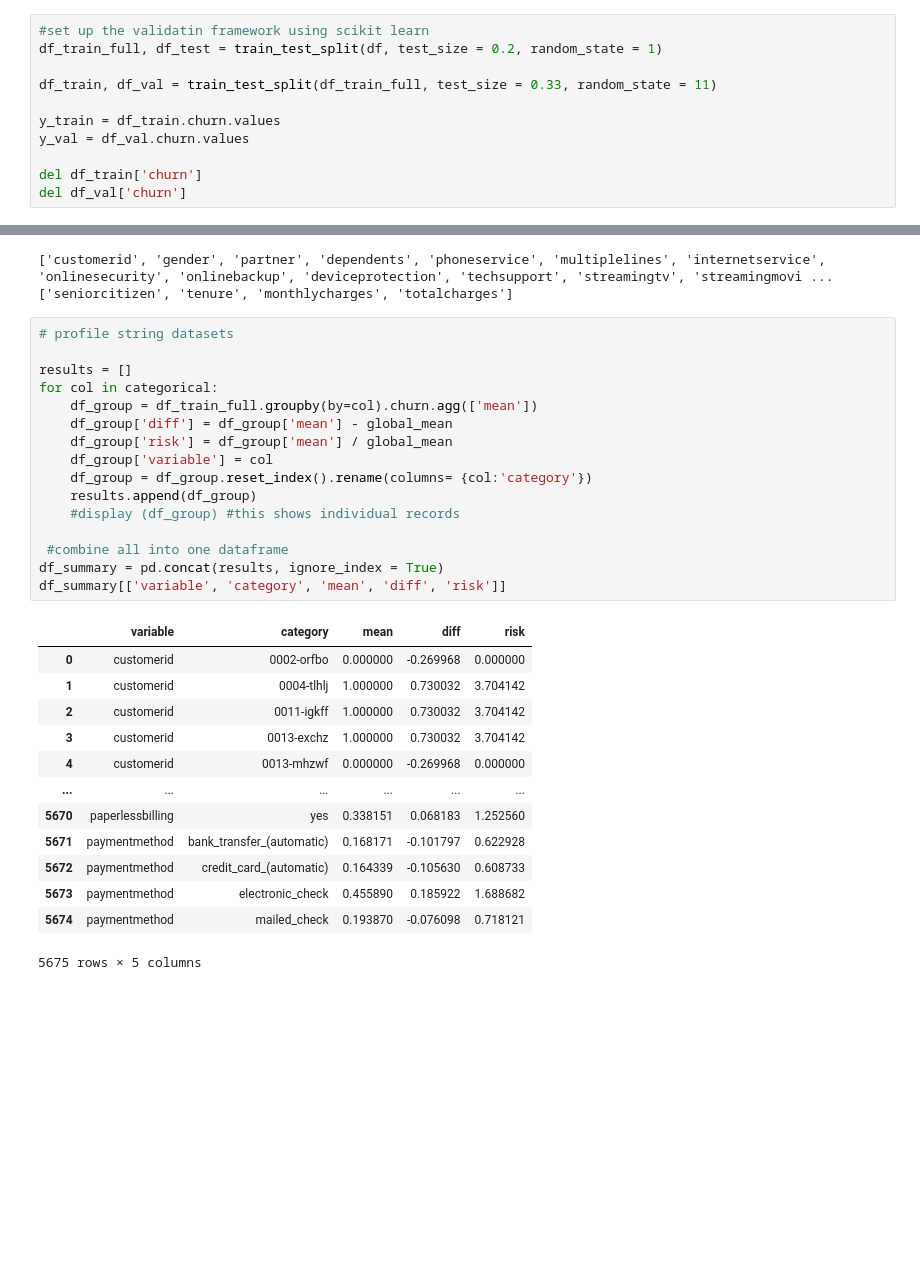
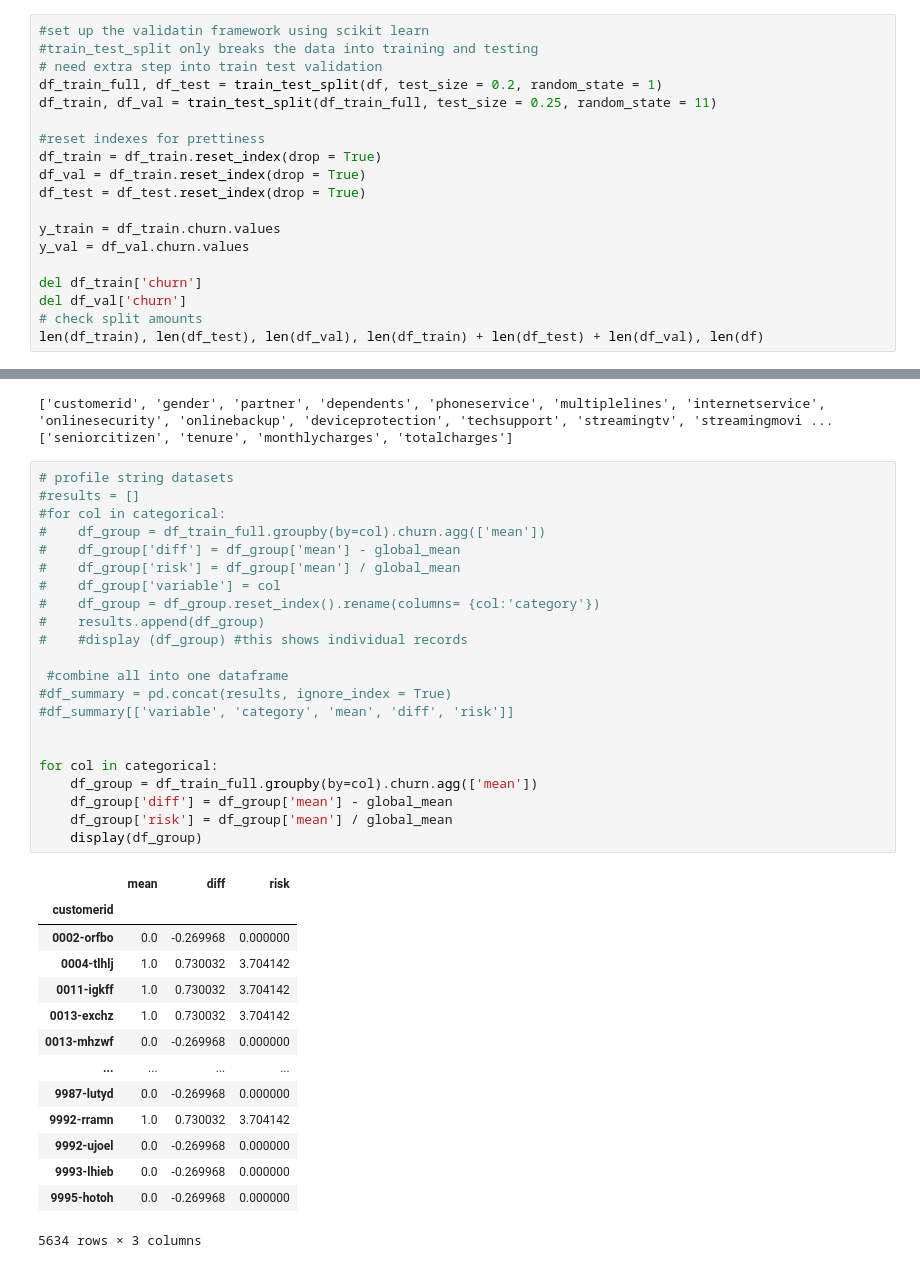
Before and after one commit to C-Monsta/machine_learning_zoomcamp, a Jupyter notebook: 03_churn_notes.ipynb, the cells around one changed output, grey strips where cells are left out. Drawn from its saved outputs; the diff is of its cells as text; blank space fills up the shorter version.

```diff
--- a/03_churn_notes.ipynb
+++ b/03_churn_notes.ipynb
@@ -69,12 +69,20 @@ totalcharges                        1840.75            151.65
 churn                                     0                 1
 # %%
 #set up the validatin framework using scikit learn
+#train_test_split only breaks the data into training and testing
+# need extra step into train test validation
 df_train_full, df_test = train_test_split(df, test_size = 0.2, random_state = 1)
+df_train, df_val = train_test_split(df_train_full, test_size = 0.25, random_state = 11)
 
-df_train, df_val = train_test_split(df_train_full, test_size = 0.33, random_state = 11)
+#reset indexes for prettiness
+df_train = df_train.reset_index(drop = True)
+df_val = df_train.reset_index(drop = True)
+df_test = df_test.reset_index(drop = True)
 
 y_train = df_train.churn.values
 y_val = df_val.churn.values
 
 del df_train['churn']
 del df_val['churn']
+# check split amounts
+len(df_train), len(df_test), len(df_val), len(df_train) + len(df_test) + len(df_val), len(df)
@@ -97,31 +107,38 @@ print (numerical)
 ['seniorcitizen', 'tenure', 'monthlycharges', 'totalcharges']
 # %%
 # profile string datasets
+#results = []
+#for col in categorical:
+#    df_group = df_train_full.groupby(by=col).churn.agg(['mean'])
+#    df_group['diff'] = df_group['mean'] - global_mean
+#    df_group['risk'] = df_group['mean'] / global_mean
+#    df_group['variable'] = col
+#    df_group = df_group.reset_index().rename(columns= {col:'category'})
+#    results.append(df_group)
+#    #display (df_group) #this shows individual records
 
-results = []
+ #combine all into one dataframe
+#df_summary = pd.concat(results, ignore_index = True)
+#df_summary[['variable', 'category', 'mean', 'diff', 'risk']]
+
+
 for col in categorical:
     df_group = df_train_full.groupby(by=col).churn.agg(['mean'])
     df_group['diff'] = df_group['mean'] - global_mean
     df_group['risk'] = df_group['mean'] / global_mean
-    df_group['variable'] = col
-    df_group = df_group.reset_index().rename(columns= {col:'category'})
-    results.append(df_group)
-    #display (df_group) #this shows individual records
-
- #combine all into one dataframe
-df_summary = pd.concat(results, ignore_index = True)
-df_summary[['variable', 'category', 'mean', 'diff', 'risk']]
+    display(df_group)
 # %% [output]
-|  | variable | category | mean | diff | risk |
-| 0 | customerid | 0002-orfbo | 0.000000 | -0.269968 | 0.000000 |
-| 1 | customerid | 0004-tlhlj | 1.000000 | 0.730032 | 3.704142 |
-| 2 | customerid | 0011-igkff | 1.000000 | 0.730032 | 3.704142 |
-| 3 | customerid | 0013-exchz | 1.000000 | 0.730032 | 3.704142 |
-| 4 | customerid | 0013-mhzwf | 0.000000 | -0.269968 | 0.000000 |
-| ... | ... | ... | ... | ... | ... |
-| 5670 | paperlessbilling | yes | 0.338151 | 0.068183 | 1.252560 |
-| 5671 | paymentmethod | bank_transfer_(automatic) | 0.168171 | -0.101797 | 0.622928 |
-| 5672 | paymentmethod | credit_card_(automatic) | 0.164339 | -0.105630 | 0.608733 |
-| 5673 | paymentmethod | electronic_check | 0.455890 | 0.185922 | 1.688682 |
-| 5674 | paymentmethod | mailed_check | 0.193870 | -0.076098 | 0.718121 |
+|  | mean | diff | risk |
+| customerid |  |  |  |
+| 0002-orfbo | 0.0 | -0.269968 | 0.000000 |
+| 0004-tlhlj | 1.0 | 0.730032 | 3.704142 |
+| 0011-igkff | 1.0 | 0.730032 | 3.704142 |
+| 0013-exchz | 1.0 | 0.730032 | 3.704142 |
+| 0013-mhzwf | 0.0 | -0.269968 | 0.000000 |
+| ... | ... | ... | ... |
+| 9987-lutyd | 0.0 | -0.269968 | 0.000000 |
+| 9992-rramn | 1.0 | 0.730032 | 3.704142 |
+| 9992-ujoel | 0.0 | -0.269968 | 0.000000 |
+| 9993-lhieb | 0.0 | -0.269968 | 0.000000 |
+| 9995-hotoh | 0.0 | -0.269968 | 0.000000 |
-5675 rows × 5 columns
+5634 rows × 3 columns
```
Also changed, not shown: parts of 3 cells of this notebook.
